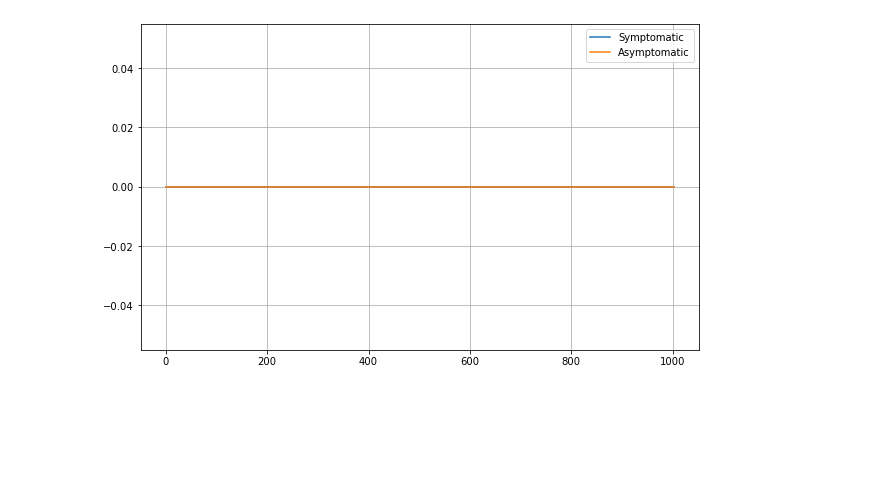
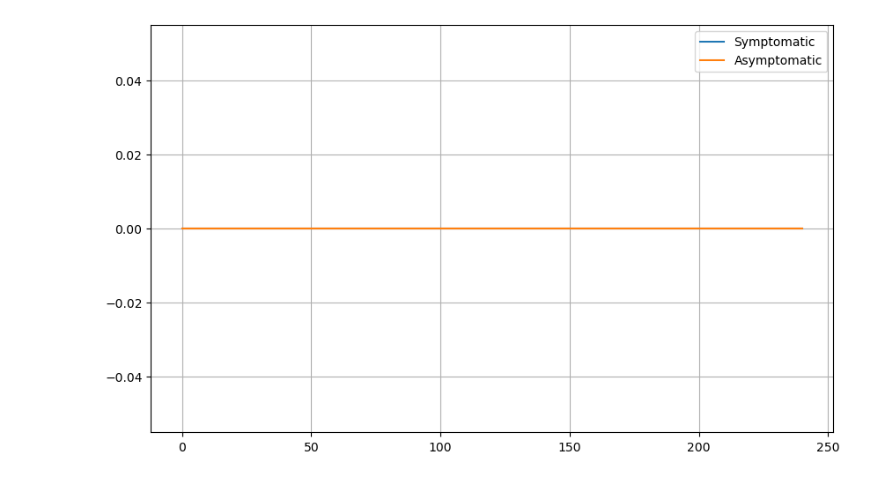
Before and after one commit to kazi0302/COVID-19-Modeling-and-Parameter-Fitting, a Jupyter notebook: Monte Carlo Simulation/MC_simulator.ipynb, the cells around one changed output. Drawn from its saved outputs; the diff is of its cells as text; code cells hidden in the pictures; blank space fills up the shorter version.

```diff
--- a/Monte Carlo Simulation/MC_simulator.ipynb
+++ b/Monte Carlo Simulation/MC_simulator.ipynb
@@ -360,8 +402,11 @@ ax.grid()
-# %%
-fig, ax = plt.subplots(figsize=(10, 6))
-ax.plot(df_East_High['Day'], df_East_High['I'], label='Symptomatic')
-ax.plot(df_East_High['Day'], df_East_High['A'], label='Asymptomatic')
-ax.legend()
-ax.grid()
-# %% [output]
-[figure, removed]
+# %%
+fig, ax = plt.subplots(figsize=(10, 6))
+# ax.plot(df['Day'], df['S'], label='Susceptible')
+# ax.plot(df['Day'], df['E'], label='Exposed')
+ax.plot([i for i in range(Central_Low.shape[0])], Central_Low[:,2], label='Symptomatic')
+ax.plot([i for i in range(Central_Low.shape[0])], Central_Low[:,3], label='Asymptomatic')
+# ax.plot(df['Day'], df['R'], label='Recovered')
+ax.legend()
+ax.grid()
+# %% [output]
+[figure, added]
```
Also changed, not shown: parts of 8 cells of this notebook, 6 other files.
